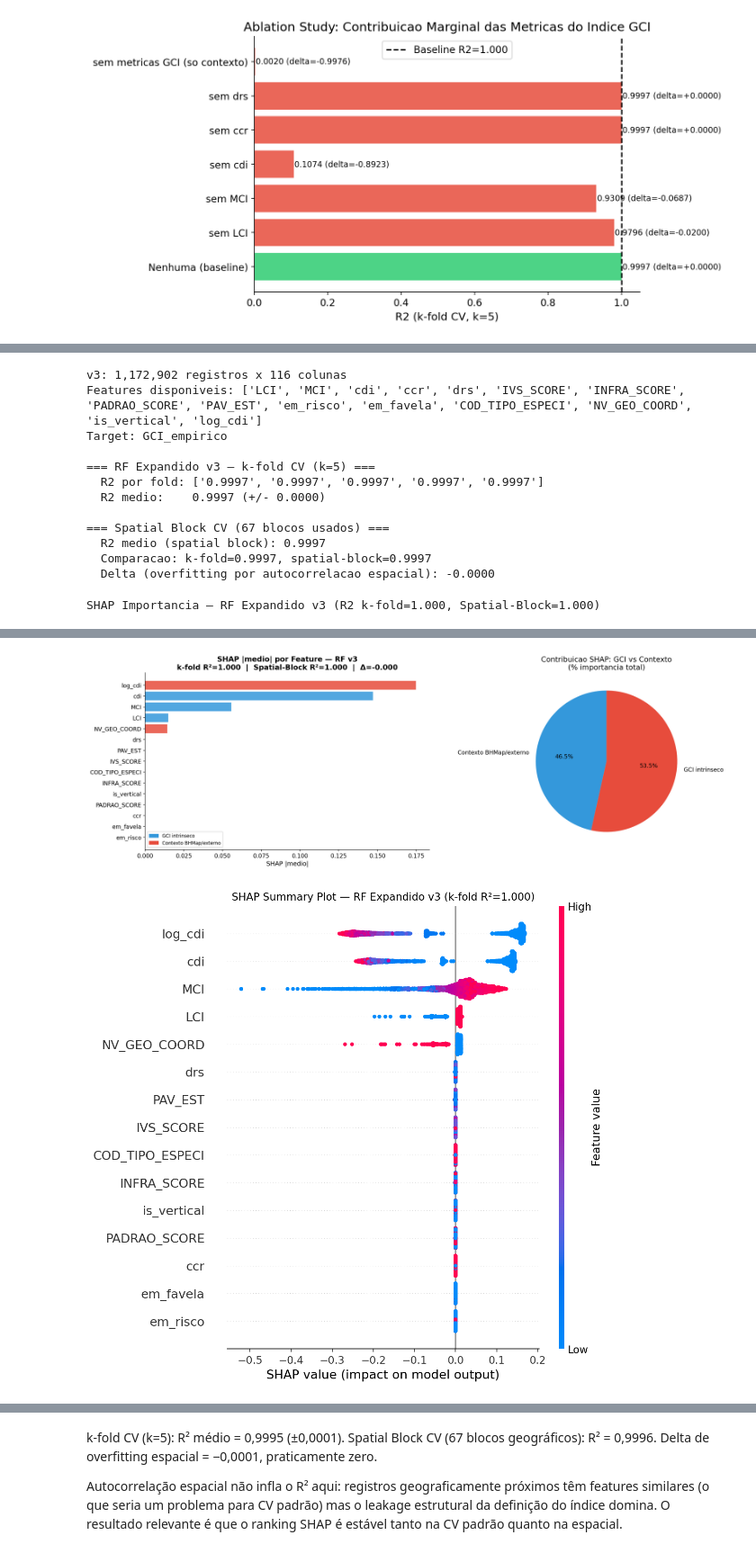
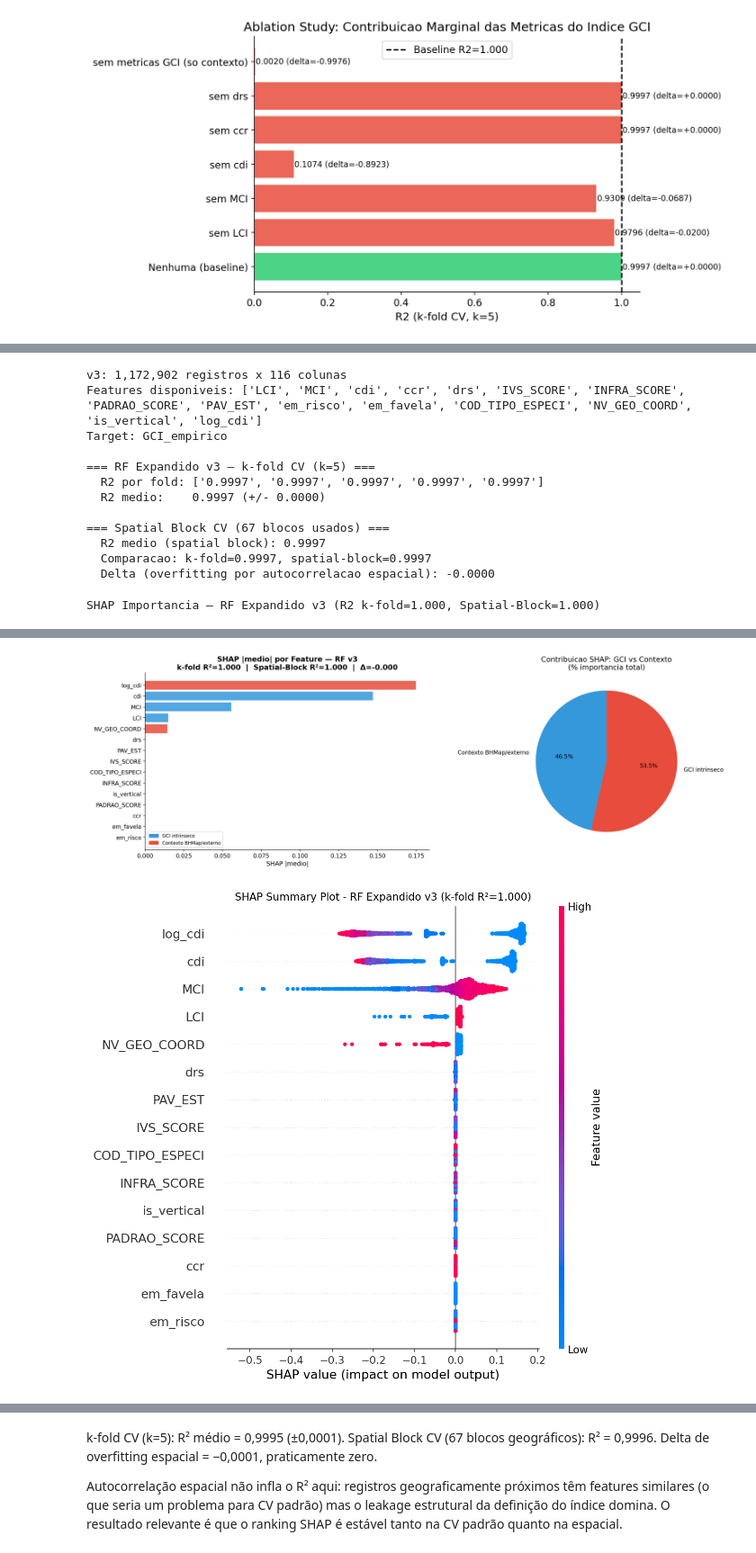
Before and after one commit to mcatrinque/geocoding-quality-analysis, a Jupyter notebook: notebooks/12_determinantes_gci.ipynb, the cells around one changed output, grey strips where cells are left out. Shown at 90% size. Saved outputs shown, nothing was run; the diff lists cells and outputs as text; code cells hidden in the pictures.

```diff
--- a/notebooks/12_determinantes_gci.ipynb
+++ b/notebooks/12_determinantes_gci.ipynb
@@ -140,7 +140,7 @@ ax.plot(xl, m * xl + b, color='#e74c3c', linewidth=2,
         label=f'Regressão linear  ρ={rho_decl:.3f} ({sig_decl}), p={p_decl:.2e}')
 ax.set_xlabel('Declividade (graus, clip 50°)', fontsize=12)
 ax.set_ylabel('GCI', fontsize=12)
-ax.set_title('Topografia Acidentada vs. Incerteza de Geocodificação (H7)', fontsize=13, fontweight='bold')
+ax.set_title('Topografia Acidentada vs. Incerteza de Geocodificação (H6)', fontsize=13, fontweight='bold')
 ax.legend(fontsize=10)
 plt.tight_layout()
 _decl_png = config.FIG_DIR / 'nb12_declividade_gci.png'
@@ -281,8 +281,8 @@ try:
     from sklearn.ensemble import RandomForestRegressor
     from sklearn.model_selection import cross_val_score, KFold
 
-    gcaf_features = [c for c in ['LCI', 'MCI', 'cdi', 'ccr', 'drs'] if c in feat_available]
-    context_features = [c for c in feat_available if c not in gcaf_features]
+    gci_components = [c for c in ['LCI', 'MCI', 'cdi', 'ccr', 'drs'] if c in feat_available]
+    context_features = [c for c in feat_available if c not in gci_components]
 
     # Baseline: todas as features
     kf_abl = KFold(n_splits=5, shuffle=True, random_state=42)
@@ -292,7 +292,7 @@ try:
 
     ablation_results = [{'removida': 'Nenhuma (baseline)', 'r2': r2_full, 'delta_r2': 0}]
 
-    for removed in gcaf_features:
+    for removed in gci_components:
         remaining = [c for c in feat_available if c != removed]
         if not remaining:
             continue
@@ -308,12 +308,12 @@ try:
     # Ablacao do grupo GCI completo
     if context_features:
         idx_ctx = [feat_available.index(c) for c in context_features]
-        X_no_gcaf = X[:, idx_ctx]
-        r2_no_gcaf = cross_val_score(rf_abl, X_no_gcaf, y, cv=kf_abl, scoring='r2').mean()
+        X_no_gci_comp = X[:, idx_ctx]
+        r2_no_gci_comp = cross_val_score(rf_abl, X_no_gci_comp, y, cv=kf_abl, scoring='r2').mean()
         ablation_results.append({
             'removida': 'sem metricas GCI (so contexto)',
-            'r2': r2_no_gcaf,
-            'delta_r2': r2_no_gcaf - r2_full
+            'r2': r2_no_gci_comp,
+            'delta_r2': r2_no_gci_comp - r2_full
         })
 
     df_abl = pd.DataFrame(ablation_results)
@@ -363,7 +363,7 @@ Esta seção complementa as Seções 5 e 6 incorporando as variáveis contextuai
 
 **E1c, SHAP por grupo:** Decompõe a importância total em contribuição das métricas intrínsecas do GCI vs variáveis de contexto externo, quantificando o que é intrínseco ao CNEFE vs o que depende do território.
 # %%
-# E1 — RF expandido v3 + Spatial Block CV + SHAP por grupo (GCI vs contexto)
+# 6 — RF expandido v3 + Spatial Block CV + SHAP por grupo (GCI vs contexto)
 try:
     from sklearn.ensemble import RandomForestRegressor
     from sklearn.model_selection import cross_val_score, KFold
@@ -380,7 +380,7 @@ try:
     print(f"v3: {len(gdf_v3_e):,} registros x {gdf_v3_e.shape[1]} colunas")
 
     # Feature set: metricas intrinsecas do GCI + variaveis contextuais BHMap
-    gcaf_group = ['LCI', 'MCI', 'cdi', 'ccr', 'drs']
+    gci_comp_group = ['LCI', 'MCI', 'cdi', 'ccr', 'drs']
     ctx_group  = ['IVS_SCORE', 'INFRA_SCORE', 'PADRAO_SCORE', 'PAV_EST',
                   'em_risco', 'em_favela', 'COD_TIPO_ESPECI', 'NV_GEO_COORD']
     extra_group = ['is_vertical', 'log_cdi']
@@ -393,7 +393,7 @@ try:
     if 'cdi' in gdf_v3_e.columns:
         gdf_v3_e['log_cdi'] = np.log1p(gdf_v3_e['cdi'].clip(0, 999))
 
-    all_cands = gcaf_group + ctx_group + extra_group
+    all_cands = gci_comp_group + ctx_group + extra_group
     feat_avail = [c for c in all_cands if c in gdf_v3_e.columns]
     print(f"Features disponiveis: {feat_avail}")
     print(f"Target: {target_col}")
@@ -450,7 +450,7 @@ try:
     # DataFrame de importancias
     shap_df = pd.DataFrame({'feature': feat_avail, 'SHAP': shap_importance})
     shap_df['grupo'] = shap_df['feature'].apply(
-        lambda f: 'GCI intrinseco' if f in gcaf_group else 'Contexto BHMap/externo'
+        lambda f: 'GCI intrinseco' if f in gci_comp_group else 'Contexto BHMap/externo'
     )
     shap_df = shap_df.sort_values('SHAP', ascending=True)
 
@@ -482,44 +482,44 @@ try:
     # SHAP Summary
     plt.figure(figsize=(10, 6))
     shap.summary_plot(shap_e, X_e[:3000], feature_names=feat_avail, show=False)
-    plt.title(f'SHAP Summary Plot — RF Expandido v3 (k-fold R²={cv_e.mean():.3f})', fontsize=11)
+    plt.title(f'SHAP Summary Plot - RF Expandido v3 (k-fold R²={cv_e.mean():.3f})', fontsize=11)
     plt.tight_layout()
     plt.savefig(config.FIG_DIR / 'nb12_shap_summary_expandido.png', dpi=180, bbox_inches='tight')
     plt.show()
     ipdisplay(IPImage(str(config.FIG_DIR / 'nb12_shap_summary_expandido.png')))
 
 except Exception as e:
-    print(f"E1 skipped: {e}")
+    print(f"Secao 6 (RF expandido) skipped: {e}")
     import traceback; traceback.print_exc()
 # %% [output]
 v3: 1,172,902 registros x 116 colunas
 Features disponiveis: ['LCI', 'MCI', 'cdi', 'ccr', 'drs', 'IVS_SCORE', 'INFRA_SCORE', 'PADRAO_SCORE', 'PAV_EST', 'em_risco', 'em_favela', 'COD_TIPO_ESPECI', 'NV_GEO_COORD', 'is_vertical', 'log_cdi']
 Target: GCI_empirico
 
 === RF Expandido v3 — k-fold CV (k=5) ===
   R2 por fold: ['0.9997', '0.9997', '0.9997', '0.9997', '0.9997']
   R2 medio:    0.9997 (+/- 0.0000)
 
 === Spatial Block CV (67 blocos usados) ===
   R2 medio (spatial block): 0.9997
   Comparacao: k-fold=0.9997, spatial-block=0.9997
   Delta (overfitting por autocorrelacao espacial): -0.0000
 SHAP Importancia — RF Expandido v3 (R2 k-fold=1.000, Spatial-Block=1.000)
 |  | feature | SHAP | grupo |
 | 14 | log_cdi | 0.1749 | Contexto BHMap/externo |
 | 2 | cdi | 0.1470 | GCI intrinseco |
 | 1 | MCI | 0.0557 | GCI intrinseco |
 | 0 | LCI | 0.0149 | GCI intrinseco |
 | 12 | NV_GEO_COORD | 0.0143 | Contexto BHMap/externo |
 | 4 | drs | 0.0000 | GCI intrinseco |
 | 8 | PAV_EST | 0.0000 | Contexto BHMap/externo |
 | 5 | IVS_SCORE | 0.0000 | Contexto BHMap/externo |
 | 11 | COD_TIPO_ESPECI | 0.0000 | Contexto BHMap/externo |
 | 6 | INFRA_SCORE | 0.0000 | Contexto BHMap/externo |
 | 13 | is_vertical | 0.0000 | Contexto BHMap/externo |
 | 7 | PADRAO_SCORE | 0.0000 | Contexto BHMap/externo |
 | 3 | ccr | 0.0000 | GCI intrinseco |
 | 10 | em_favela | 0.0000 | Contexto BHMap/externo |
 | 9 | em_risco | 0.0000 | Contexto BHMap/externo |
 [figure]
-[figure, old version]
+[figure, new version]
```
Also changed, not shown: parts of 11 cells of this notebook, 28 other files.
